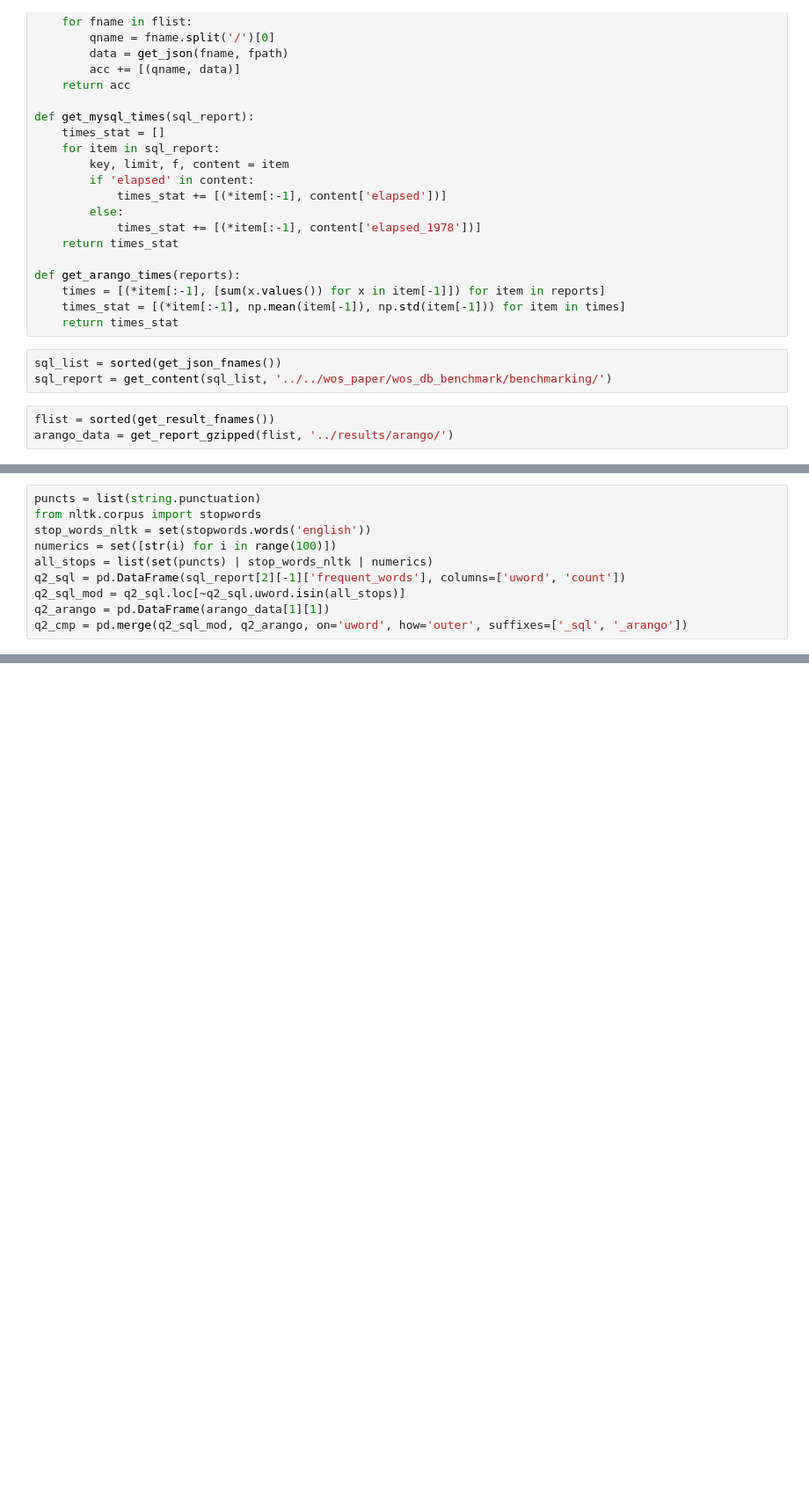
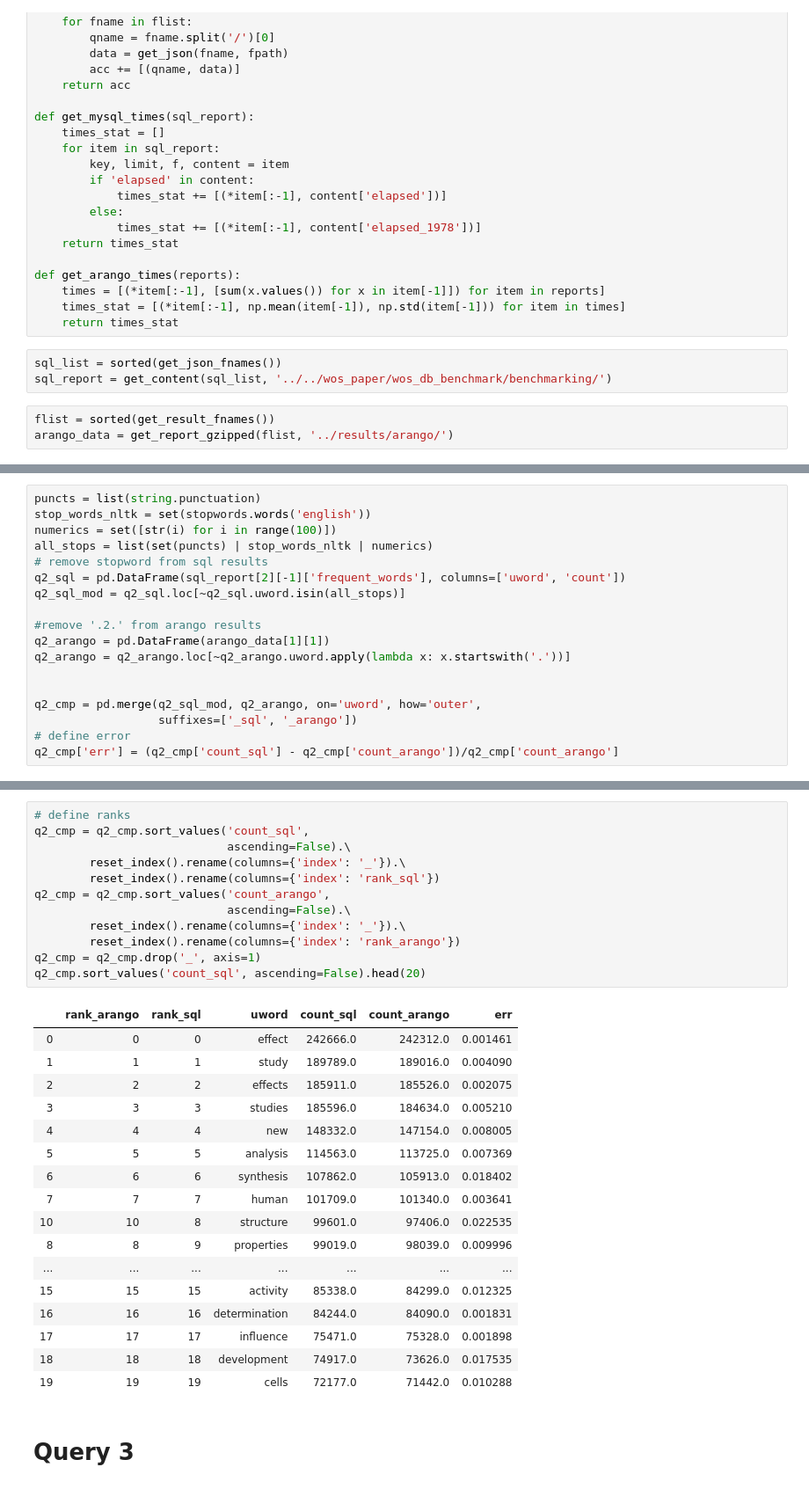
Before and after one commit to alexander-belikov/wos_arango_ingest, a Jupyter notebook: notebooks/cmp_queries.ipynb, the cells around one changed output, grey strips where cells are left out. Shown: that part at 88% size. Cells and saved outputs as stored; diff of their text form; blank space fills up the shorter version.

```diff
--- a/notebooks/cmp_queries.ipynb
+++ b/notebooks/cmp_queries.ipynb
@@ -104,10 +117,18 @@ q1_cmp[['title', 'issn', 'isbn', 'count_sql', 'count_arango']].head(15)
 # %%
 puncts = list(string.punctuation)
-from nltk.corpus import stopwords
 stop_words_nltk = set(stopwords.words('english'))
 numerics = set([str(i) for i in range(100)])
 all_stops = list(set(puncts) | stop_words_nltk | numerics)
+# remove stopword from sql results
 q2_sql = pd.DataFrame(sql_report[2][-1]['frequent_words'], columns=['uword', 'count'])
 q2_sql_mod = q2_sql.loc[~q2_sql.uword.isin(all_stops)]
+
+#remove '.2.' from arango results
 q2_arango = pd.DataFrame(arango_data[1][1])
-q2_cmp = pd.merge(q2_sql_mod, q2_arango, on='uword', how='outer', suffixes=['_sql', '_arango'])
+q2_arango = q2_arango.loc[~q2_arango.uword.apply(lambda x: x.startswith('.'))]
+
+
+q2_cmp = pd.merge(q2_sql_mod, q2_arango, on='uword', how='outer',
+                  suffixes=['_sql', '_arango'])
+# define error
+q2_cmp['err'] = (q2_cmp['count_sql'] - q2_cmp['count_arango'])/q2_cmp['count_arango']
@@ -129,0 +135,32 @@ q2_cmp
+# %%
+# define ranks
+q2_cmp = q2_cmp.sort_values('count_sql',
+                            ascending=False).\
+        reset_index().rename(columns={'index': '_'}).\
+        reset_index().rename(columns={'index': 'rank_sql'})
+q2_cmp = q2_cmp.sort_values('count_arango',
+                            ascending=False).\
+        reset_index().rename(columns={'index': '_'}).\
+        reset_index().rename(columns={'index': 'rank_arango'})
+q2_cmp = q2_cmp.drop('_', axis=1)
+q2_cmp.sort_values('count_sql', ascending=False).head(20)
+# %% [output]
+|  | rank_arango | rank_sql | uword | count_sql | count_arango | err |
+| 0 | 0 | 0 | effect | 242666.0 | 242312.0 | 0.001461 |
+| 1 | 1 | 1 | study | 189789.0 | 189016.0 | 0.004090 |
+| 2 | 2 | 2 | effects | 185911.0 | 185526.0 | 0.002075 |
+| 3 | 3 | 3 | studies | 185596.0 | 184634.0 | 0.005210 |
+| 4 | 4 | 4 | new | 148332.0 | 147154.0 | 0.008005 |
+| 5 | 5 | 5 | analysis | 114563.0 | 113725.0 | 0.007369 |
+| 6 | 6 | 6 | synthesis | 107862.0 | 105913.0 | 0.018402 |
+| 7 | 7 | 7 | human | 101709.0 | 101340.0 | 0.003641 |
+| 10 | 10 | 8 | structure | 99601.0 | 97406.0 | 0.022535 |
+| 8 | 8 | 9 | properties | 99019.0 | 98039.0 | 0.009996 |
+| ... | ... | ... | ... | ... | ... | ... |
+| 15 | 15 | 15 | activity | 85338.0 | 84299.0 | 0.012325 |
+| 16 | 16 | 16 | determination | 84244.0 | 84090.0 | 0.001831 |
+| 17 | 17 | 17 | influence | 75471.0 | 75328.0 | 0.001898 |
+| 18 | 18 | 18 | development | 74917.0 | 73626.0 | 0.017535 |
+| 19 | 19 | 19 | cells | 72177.0 | 71442.0 | 0.010288 |
+# %% [markdown]
+# Query 3
```
Also changed, not shown: parts of 24 cells of this notebook.
